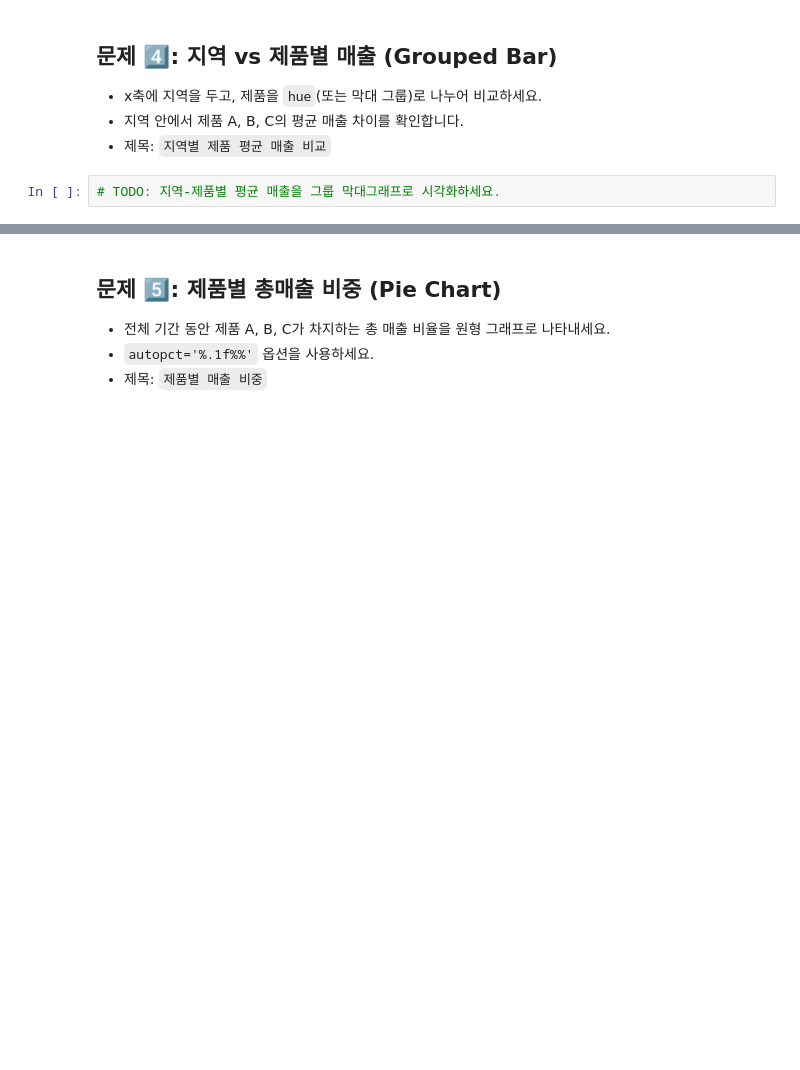
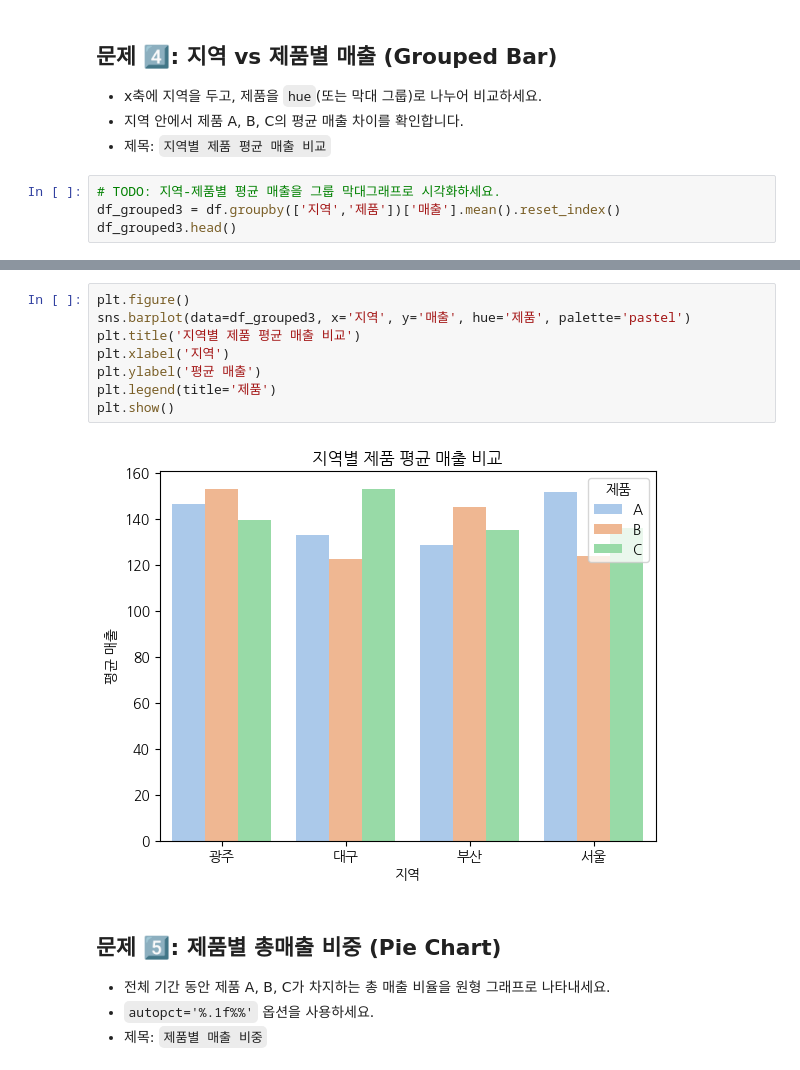
Before and after one commit to yejinzz423/fintech3, a Jupyter notebook: 06marchine_learning/Task/04_03그래프_실습문제 (1).ipynb, the cells around one changed output, grey strips where cells are left out. Drawn from its saved outputs; the diff is of its cells as text; blank space fills up the shorter version.

```diff
--- a/06marchine_learning/Task/04_03그래프_실습문제 (1).ipynb
+++ b/06marchine_learning/Task/04_03그래프_실습문제 (1).ipynb
@@ -64,3 +114,5 @@ df.head()
 - 제목: `지역별 제품 평균 매출 비교`
 # %%
 # TODO: 지역-제품별 평균 매출을 그룹 막대그래프로 시각화하세요.
+df_grouped3 = df.groupby(['지역','제품'])['매출'].mean().reset_index()
+df_grouped3.head()
@@ -67,3 +126,13 @@ df.head()
+# %%
+plt.figure()
+sns.barplot(data=df_grouped3, x='지역', y='매출', hue='제품', palette='pastel')
+plt.title('지역별 제품 평균 매출 비교')
+plt.xlabel('지역')
+plt.ylabel('평균 매출')
+plt.legend(title='제품')
+plt.show()
+# %% [output]
+[figure, added]
 # %% [markdown]
 ## 문제 5️⃣: 제품별 총매출 비중 (Pie Chart)
 
```
Also changed, not shown: parts of 22 cells of this notebook, 7 other files.
